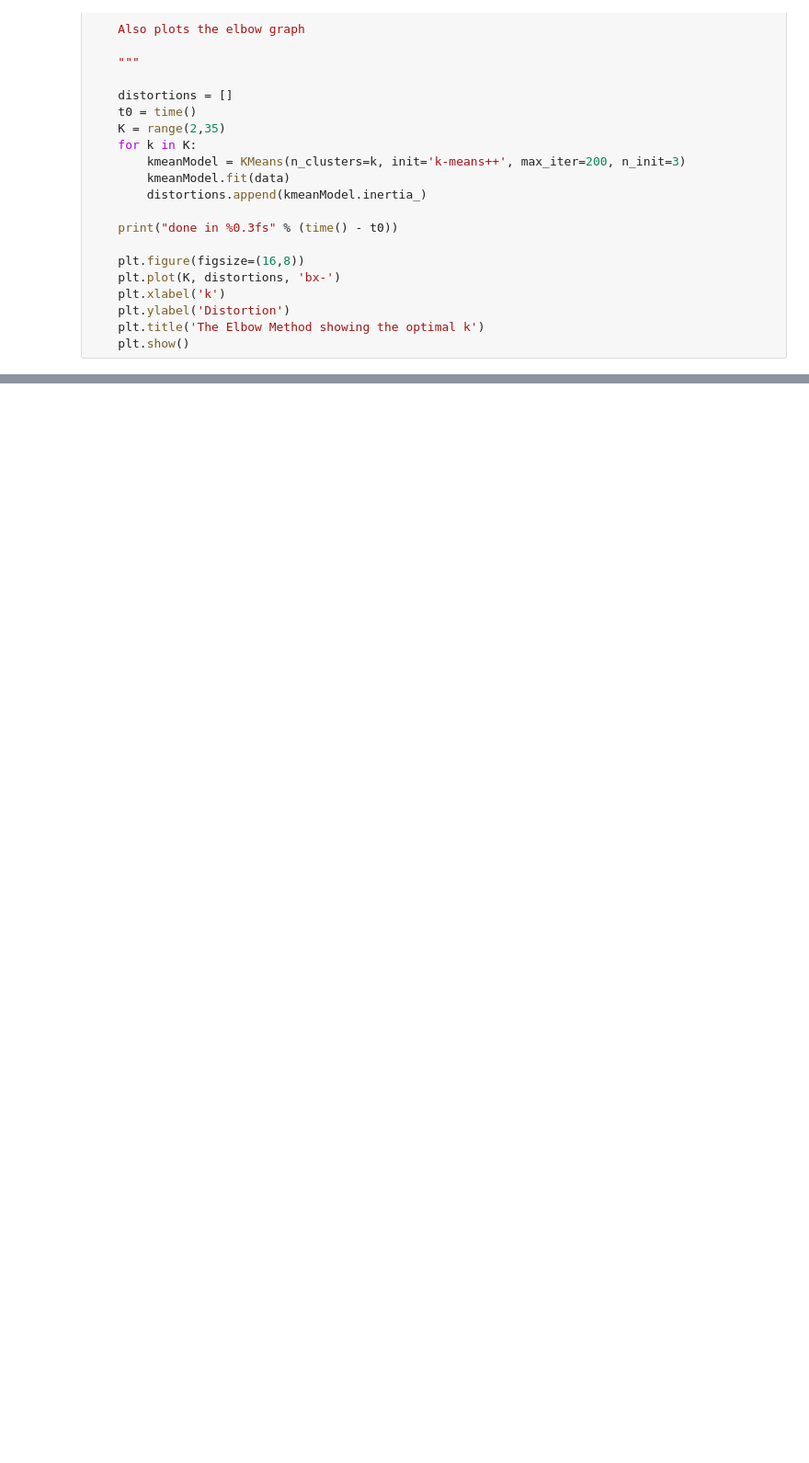
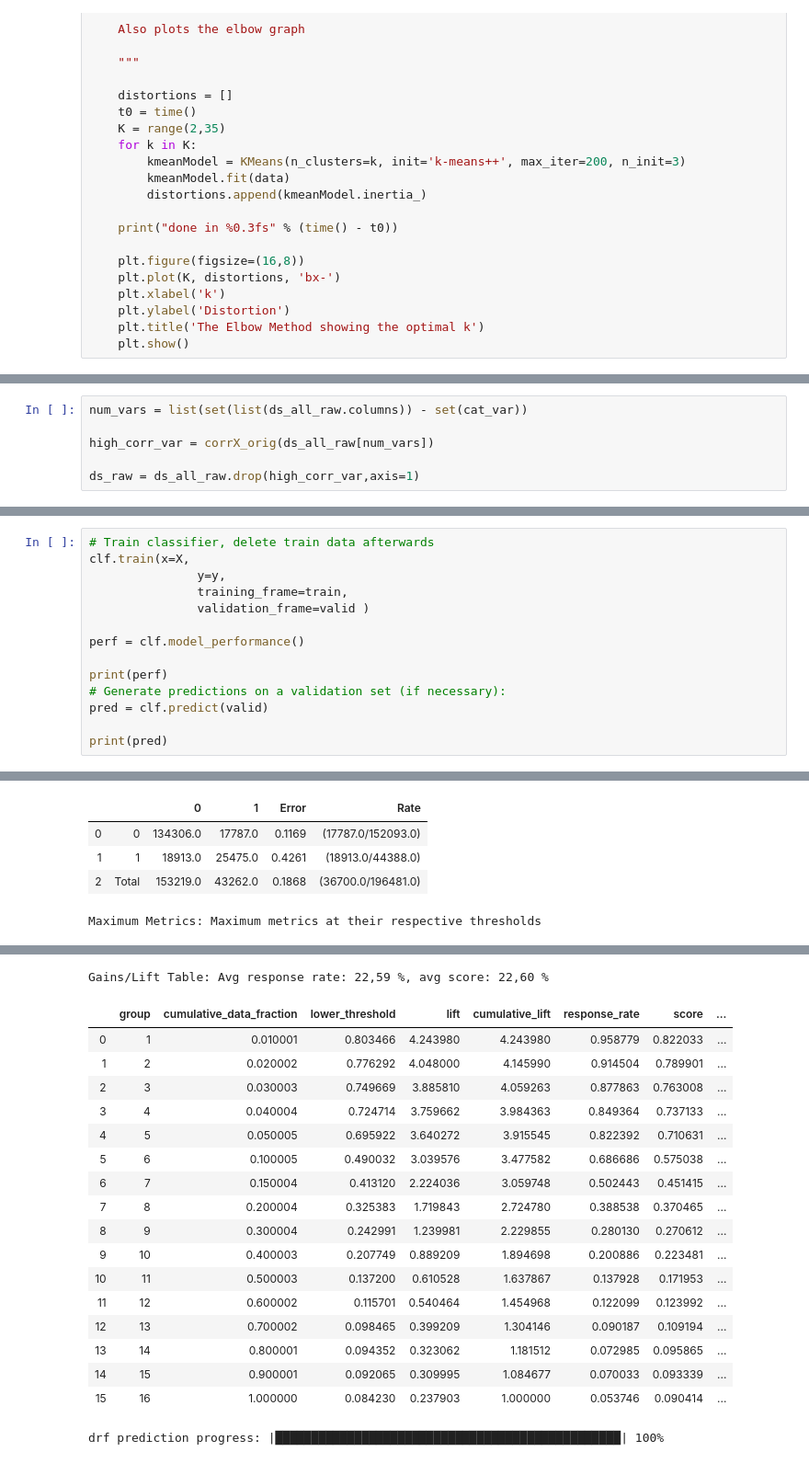
Before and after one commit to kaueserra/Delivery-hero-challenge, a Jupyter notebook: Notebooks/2.Feature_Eng_DH-checkpoint.ipynb, the cells around one changed output, grey strips where cells are left out. Shown at 92% size. Cells and saved outputs as stored; diff of their text form; blank space fills up the shorter version.

```diff
--- a/Notebooks/2.Feature_Eng_DH-checkpoint.ipynb
+++ b/Notebooks/2.Feature_Eng_DH-checkpoint.ipynb
@@ -360,0 +584,6 @@ ds_agg_cust.head()
+# %%
+num_vars = list(set(list(ds_all_raw.columns)) - set(cat_var))
+
+high_corr_var = corrX_orig(ds_all_raw[num_vars])
+
+ds_raw = ds_all_raw.drop(high_corr_var,axis=1)
@@ -411,0 +650,15 @@ Name: last_m6, Length: 245455, dtype: datetime64[ns]
+# %%
+# Train classifier, delete train data afterwards
+clf.train(x=X,
+               y=y,
+               training_frame=train,
+               validation_frame=valid )
+
+perf = clf.model_performance()
+
+print(perf)
+# Generate predictions on a validation set (if necessary):
+pred = clf.predict(valid)
+
+print(pred)
+# %% [output]
@@ -411,0 +679,5 @@ Name: last_m6, Length: 245455, dtype: datetime64[ns]
+|  |  | 0 | 1 | Error | Rate |
+| 0 | 0 | 134306.0 | 17787.0 | 0.1169 | (17787.0/152093.0) |
+| 1 | 1 | 18913.0 | 25475.0 | 0.4261 | (18913.0/44388.0) |
+| 2 | Total | 153219.0 | 43262.0 | 0.1868 | (36700.0/196481.0) |
+Maximum Metrics: Maximum metrics at their respective thresholds
@@ -411,0 +701,19 @@ Name: last_m6, Length: 245455, dtype: datetime64[ns]
+Gains/Lift Table: Avg response rate: 22,59 %, avg score: 22,60 %
+|  | group | cumulative_data_fraction | lower_threshold | lift | cumulative_lift | response_rate | score | ... |
+| 0 | 1 | 0.010001 | 0.803466 | 4.243980 | 4.243980 | 0.958779 | 0.822033 | ... |
+| 1 | 2 | 0.020002 | 0.776292 | 4.048000 | 4.145990 | 0.914504 | 0.789901 | ... |
+| 2 | 3 | 0.030003 | 0.749669 | 3.885810 | 4.059263 | 0.877863 | 0.763008 | ... |
+| 3 | 4 | 0.040004 | 0.724714 | 3.759662 | 3.984363 | 0.849364 | 0.737133 | ... |
+| 4 | 5 | 0.050005 | 0.695922 | 3.640272 | 3.915545 | 0.822392 | 0.710631 | ... |
+| 5 | 6 | 0.100005 | 0.490032 | 3.039576 | 3.477582 | 0.686686 | 0.575038 | ... |
+| 6 | 7 | 0.150004 | 0.413120 | 2.224036 | 3.059748 | 0.502443 | 0.451415 | ... |
+| 7 | 8 | 0.200004 | 0.325383 | 1.719843 | 2.724780 | 0.388538 | 0.370465 | ... |
+| 8 | 9 | 0.300004 | 0.242991 | 1.239981 | 2.229855 | 0.280130 | 0.270612 | ... |
+| 9 | 10 | 0.400003 | 0.207749 | 0.889209 | 1.894698 | 0.200886 | 0.223481 | ... |
+| 10 | 11 | 0.500003 | 0.137200 | 0.610528 | 1.637867 | 0.137928 | 0.171953 | ... |
+| 11 | 12 | 0.600002 | 0.115701 | 0.540464 | 1.454968 | 0.122099 | 0.123992 | ... |
+| 12 | 13 | 0.700002 | 0.098465 | 0.399209 | 1.304146 | 0.090187 | 0.109194 | ... |
+| 13 | 14 | 0.800001 | 0.094352 | 0.323062 | 1.181512 | 0.072985 | 0.095865 | ... |
+| 14 | 15 | 0.900001 | 0.092065 | 0.309995 | 1.084677 | 0.070033 | 0.093339 | ... |
+| 15 | 16 | 1.000000 | 0.084230 | 0.237903 | 1.000000 | 0.053746 | 0.090414 | ... |
+drf prediction progress: |████████████████████████████████████████████████| 100%
```
Also changed, not shown: parts of 53 cells of this notebook.
